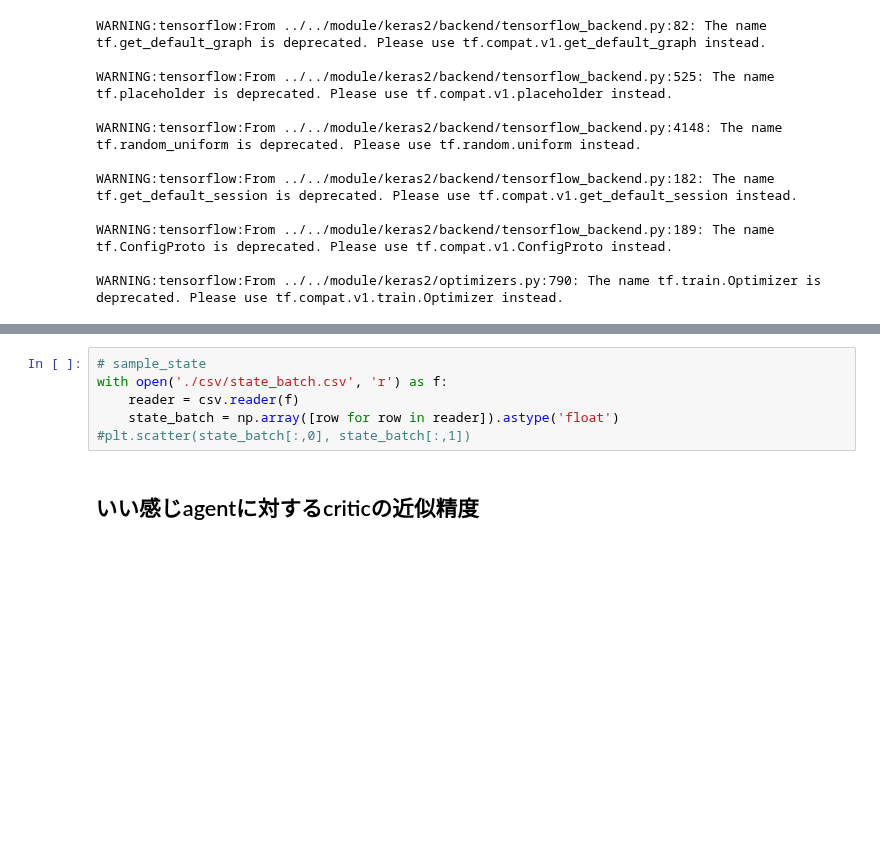
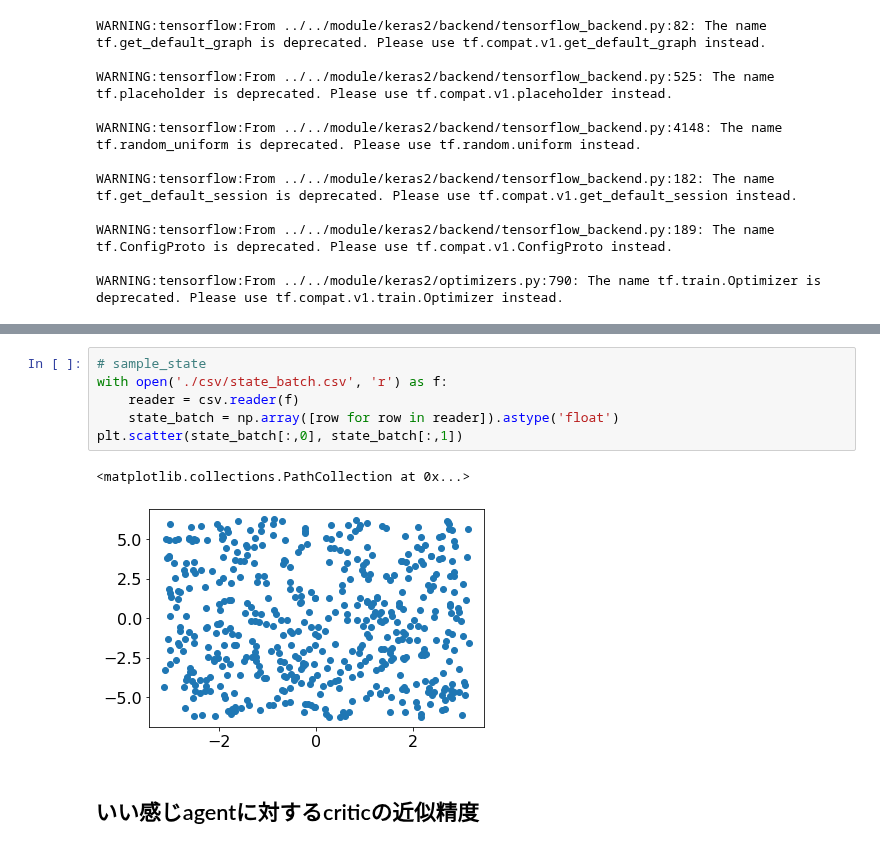
Before and after one commit to ibuki1024/eventDDPG, a Jupyter notebook: notebook/self_trigger/critic_approximation.ipynb, the cells around one changed output, grey strips where cells are left out. Drawn from its saved outputs; the diff is of its cells as text; blank space fills up the shorter version.

```diff
--- a/notebook/self_trigger/critic_approximation.ipynb
+++ b/notebook/self_trigger/critic_approximation.ipynb
@@ -153,9 +153,12 @@ def learned_Q(state, action, agent, env):
 # %%
 # sample_state
 with open('./csv/state_batch.csv', 'r') as f:
     reader = csv.reader(f)
     state_batch = np.array([row for row in reader]).astype('float')
-#plt.scatter(state_batch[:,0], state_batch[:,1])
+plt.scatter(state_batch[:,0], state_batch[:,1])
+# %% [output]
+<matplotlib.collections.PathCollection at 0x...>
+[figure, added]
 # %% [markdown]
 ## いい感じagentに対するcriticの近似精度
 # %%
```
Also changed, not shown: parts of 12 cells of this notebook, 10 other files.
